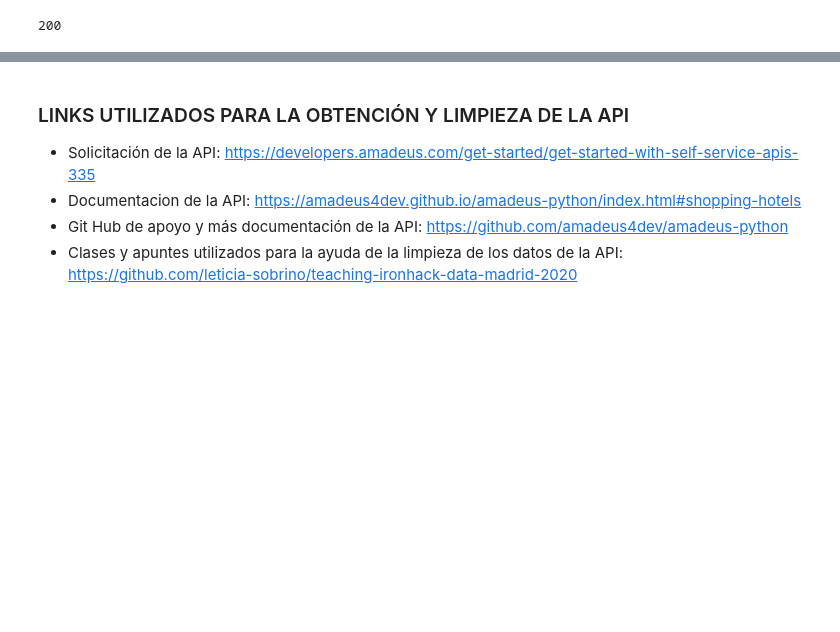
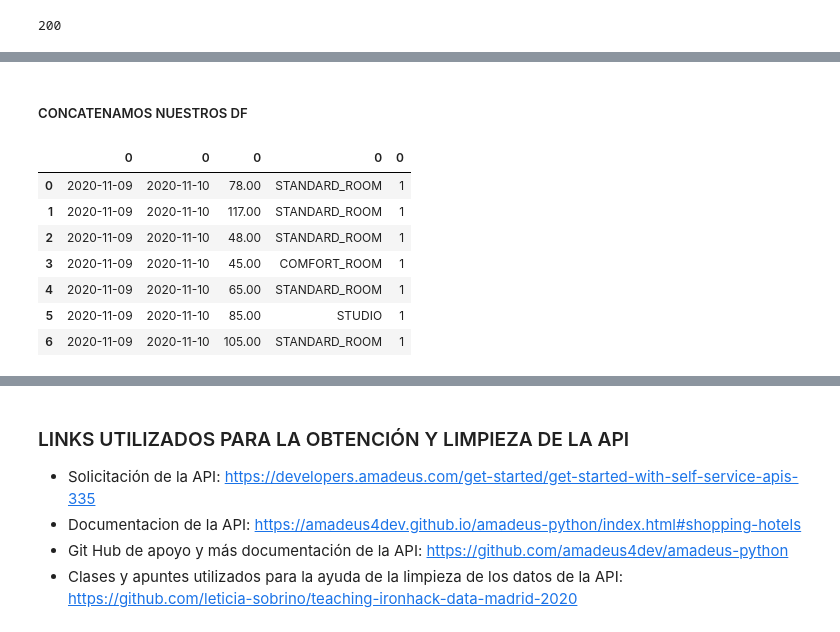
Before and after one commit to leticia-sobrino/pipelines-project, a Jupyter notebook: jupyter notebook/Api Amadeus.ipynb, the cells around one changed output, grey strips where cells are left out. Saved outputs shown, nothing was run; the diff lists cells and outputs as text; code cells hidden in the pictures; blank space fills up the shorter version.

```diff
--- a/jupyter notebook/Api Amadeus.ipynb
+++ b/jupyter notebook/Api Amadeus.ipynb
@@ -285,0 +158,7 @@ AttributeError: 'Response' object has no attribute 'json'
+# %%
+type_room =[]
+for i in list(df_hotel_offers.offers):
+    type_room.append((i[0]['room']['typeEstimated']['category']))
+# %%
+df_type_room = pd.DataFrame(type_room)
+df_type_room
@@ -285,0 +180,7 @@ AttributeError: 'Response' object has no attribute 'json'
+# %%
+nº_guests =[]
+for i in list(df_hotel_offers.offers):
+    nº_guests.append((i[0]['guests']['adults']))
+# %%
+df_nº_guests = pd.DataFrame(nº_guests)
+df_nº_guests
@@ -285,0 +196,14 @@ AttributeError: 'Response' object has no attribute 'json'
+# %% [markdown]
+##### CONCATENAMOS NUESTROS DF
+# %%
+df_clean = pd.concat([df_checkIn, df_checkOut, df_precios, df_type_room, df_nº_guests], axis=1)
+df_clean
+# %% [output]
+|  | 0 | 0 | 0 | 0 | 0 |
+| 0 | 2020-11-09 | 2020-11-10 | 78.00 | STANDARD_ROOM | 1 |
+| 1 | 2020-11-09 | 2020-11-10 | 117.00 | STANDARD_ROOM | 1 |
+| 2 | 2020-11-09 | 2020-11-10 | 48.00 | STANDARD_ROOM | 1 |
+| 3 | 2020-11-09 | 2020-11-10 | 45.00 | COMFORT_ROOM | 1 |
+| 4 | 2020-11-09 | 2020-11-10 | 65.00 | STANDARD_ROOM | 1 |
+| 5 | 2020-11-09 | 2020-11-10 | 85.00 | STUDIO | 1 |
+| 6 | 2020-11-09 | 2020-11-10 | 105.00 | STANDARD_ROOM | 1 |
```
Also changed, not shown: parts of 72 cells of this notebook, 24 other files.
